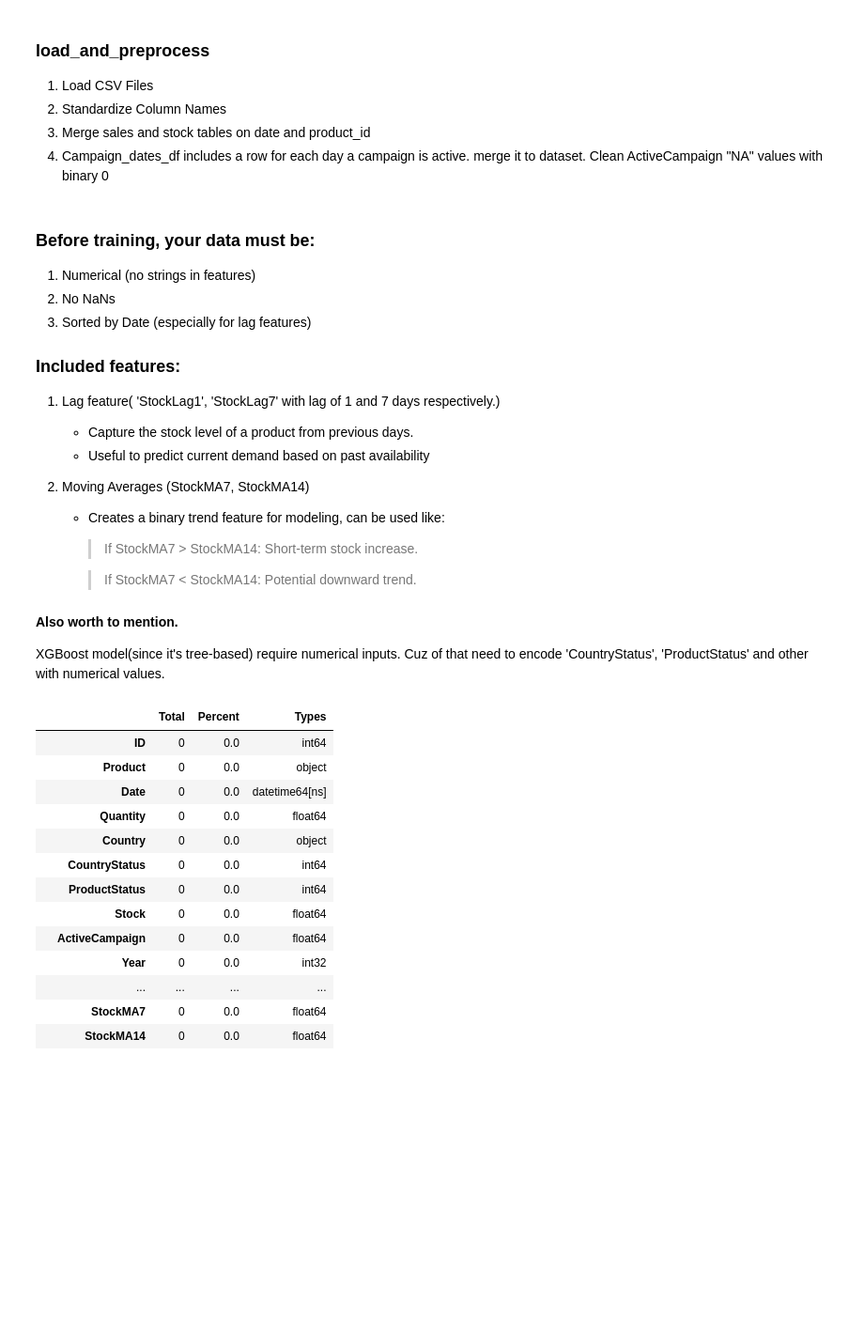
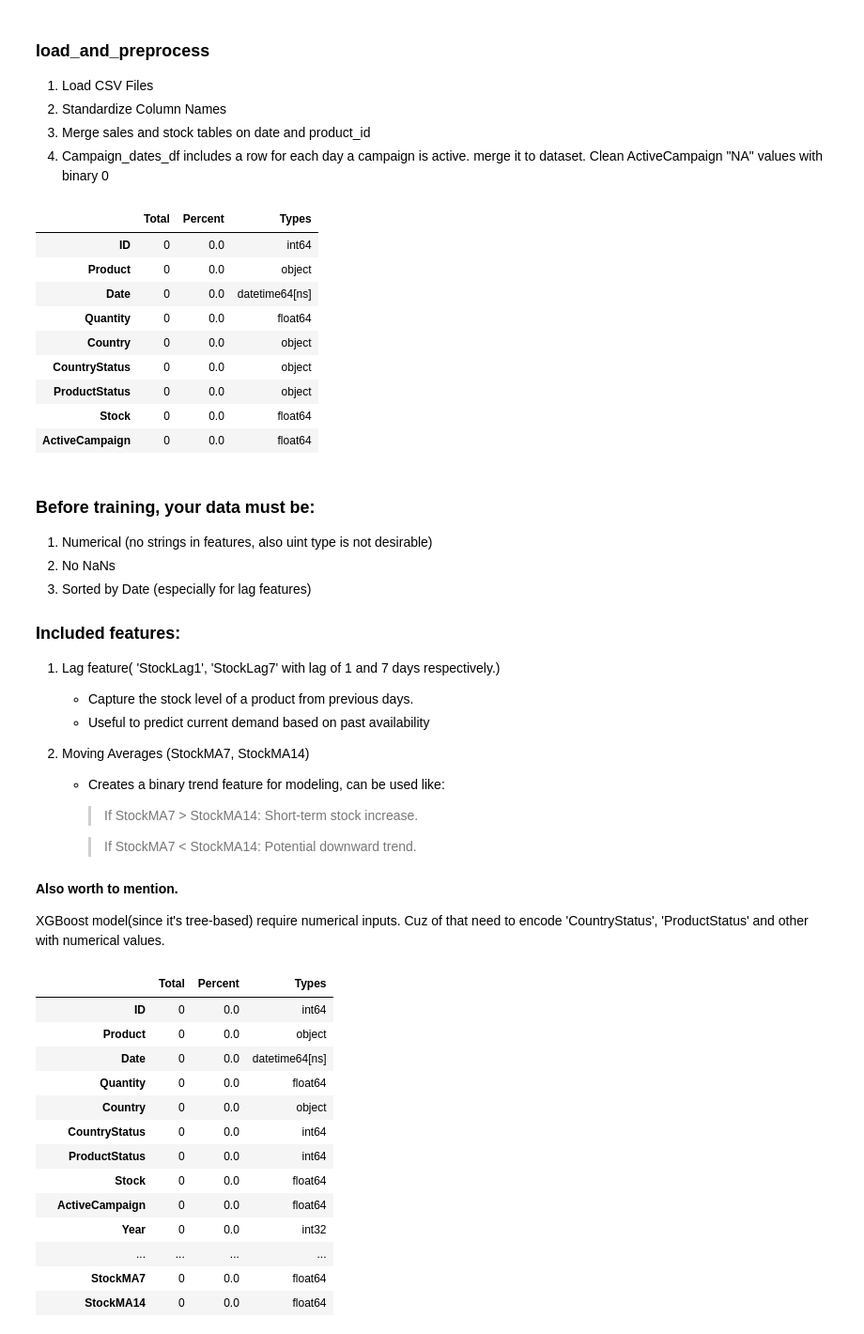
Before and after one commit to firelight-cs/HackathonHuita, a Jupyter notebook: notebooks/xgboost_model.ipynb, the cells around one changed output. Shown at 94% size. Drawn from its saved outputs; the diff is of its cells as text; code cells hidden in the pictures; blank space fills up the shorter version.

```diff
--- a/xgboost_model.ipynb
+++ b/notebooks/xgboost_model.ipynb
@@ -73,7 +21,73 @@ def missing_data(input_data):
+# %%
+def load_and_preprocess(sales_path, campaign_path, stock_path):
+    # Load data
+    sales_df = pd.read_csv(sales_path, sep=';', parse_dates=['Date'])
+    campaign_df = pd.read_csv(campaign_path, sep=';', parse_dates=['ValidFrom', 'ValidTo'])
+    stock_df = pd.read_csv(stock_path, sep=';', parse_dates=['Datum'])
+
+    # Rename columns
+    stock_df.rename(columns={'Datum': 'Date', 'AnonymniProdukt': 'Product', 'Mnozstvi': 'Stock'}, inplace=True)
+
+    # Merge sales with stock data
+    merged_df = pd.merge(sales_df, stock_df, on=['Date', 'Product'], how='left')
+
+    # Handle missing stock: assume missing means zero stock
+    merged_df['Stock'] = merged_df['Stock'].fillna(0)
+
+    # Process campaigns to create ActiveCampaign feature
+    campaign_dates = []
+    for _, row in campaign_df.iterrows():
+        dates = pd.date_range(row['ValidFrom'], row['ValidTo'], freq='D')
+        temp_df = pd.DataFrame({
+            'Date': dates,
+            'Product': row['Product'],
+            'Country': row['Country'],
+            'ActiveCampaign': 1
+        })
+        campaign_dates.append(temp_df)
+
+    campaign_dates_df = pd.concat(campaign_dates, ignore_index=True)
+    merged_df = pd.merge(merged_df, campaign_dates_df, on=['Date', 'Product', 'Country'], how='left')
+    merged_df['ActiveCampaign'] = merged_df['ActiveCampaign'].fillna(0)
+
+    return merged_df
+
+def missing_data(input_data):
+    '''
+    This function returns dataframe with information about the percentage of nulls in each column and the column data type.
+
+    input: pandas df
+    output: pandas df
+
+    '''
+
+    total = input_data.isnull().sum()
+    percent = (input_data.isnull().sum()/input_data.isnull().count()*100)
+    table = pd.concat([total, percent], axis = 1, keys = ['Total', 'Percent'])
+    types = []
+    for col in input_data.columns:
+        dtype = str(input_data[col].dtype)
+        types.append(dtype)
+    table["Types"] = types
+    return(pd.DataFrame(table))
+
+merged_df = load_and_preprocess('../data/sell_data_cleaned.csv', '../data/marketing_campaign.csv', '../data/stock.csv')
+missing_data(merged_df)
+# %% [output]
+|  | Total | Percent | Types |
+| ID | 0 | 0.0 | int64 |
+| Product | 0 | 0.0 | object |
+| Date | 0 | 0.0 | datetime64[ns] |
+| Quantity | 0 | 0.0 | float64 |
+| Country | 0 | 0.0 | object |
+| CountryStatus | 0 | 0.0 | object |
+| ProductStatus | 0 | 0.0 | object |
+| Stock | 0 | 0.0 | float64 |
+| ActiveCampaign | 0 | 0.0 | float64 |
 # %% [markdown]
 ### Before training, your data must be:
 
-1. Numerical (no strings in features)
+1. Numerical (no strings in features, also uint type is not desirable)
 2. No NaNs
 3. Sorted by Date (especially for lag features)
 
```
Also changed, not shown: parts of 3 cells of this notebook, 9 other files.
